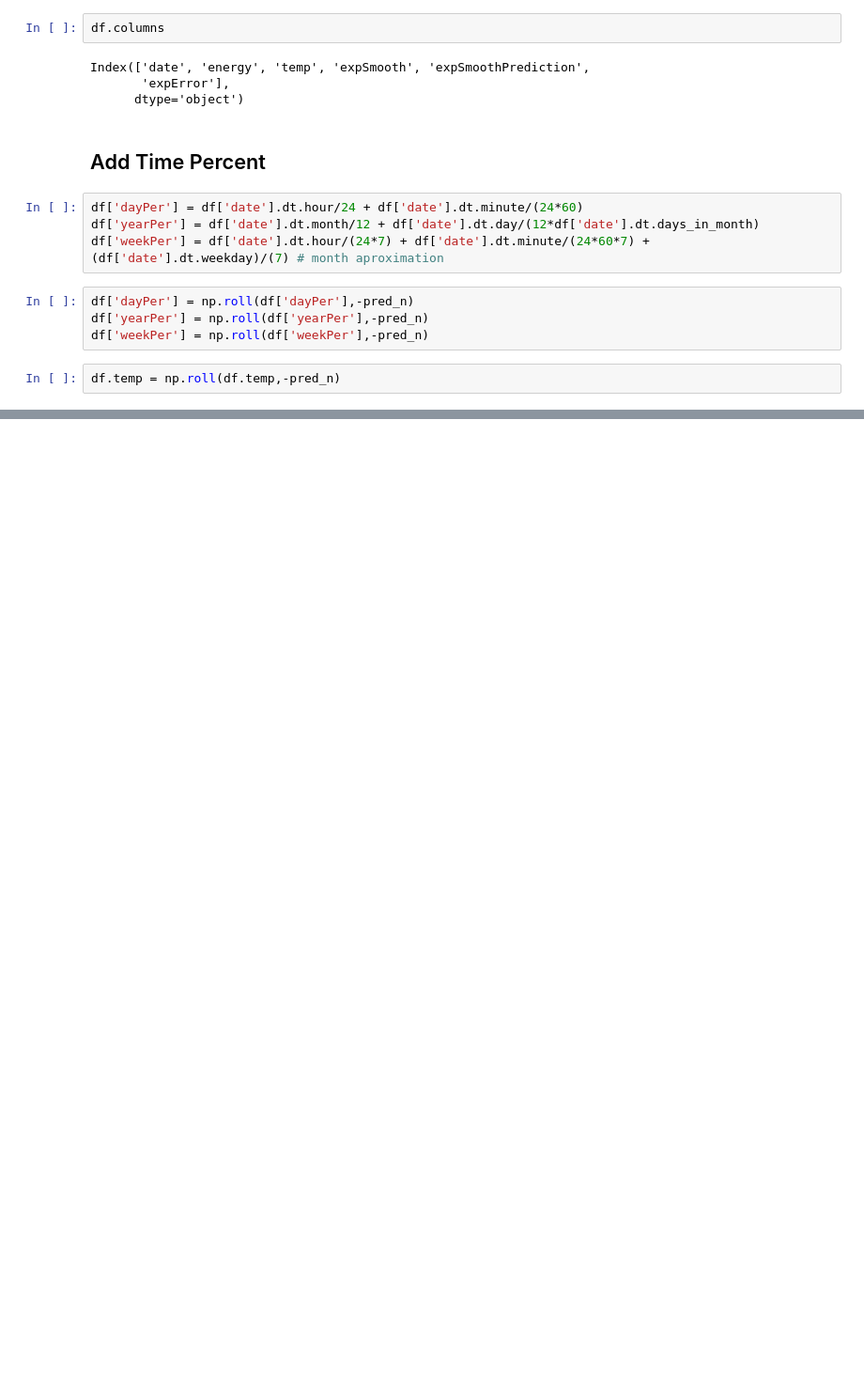
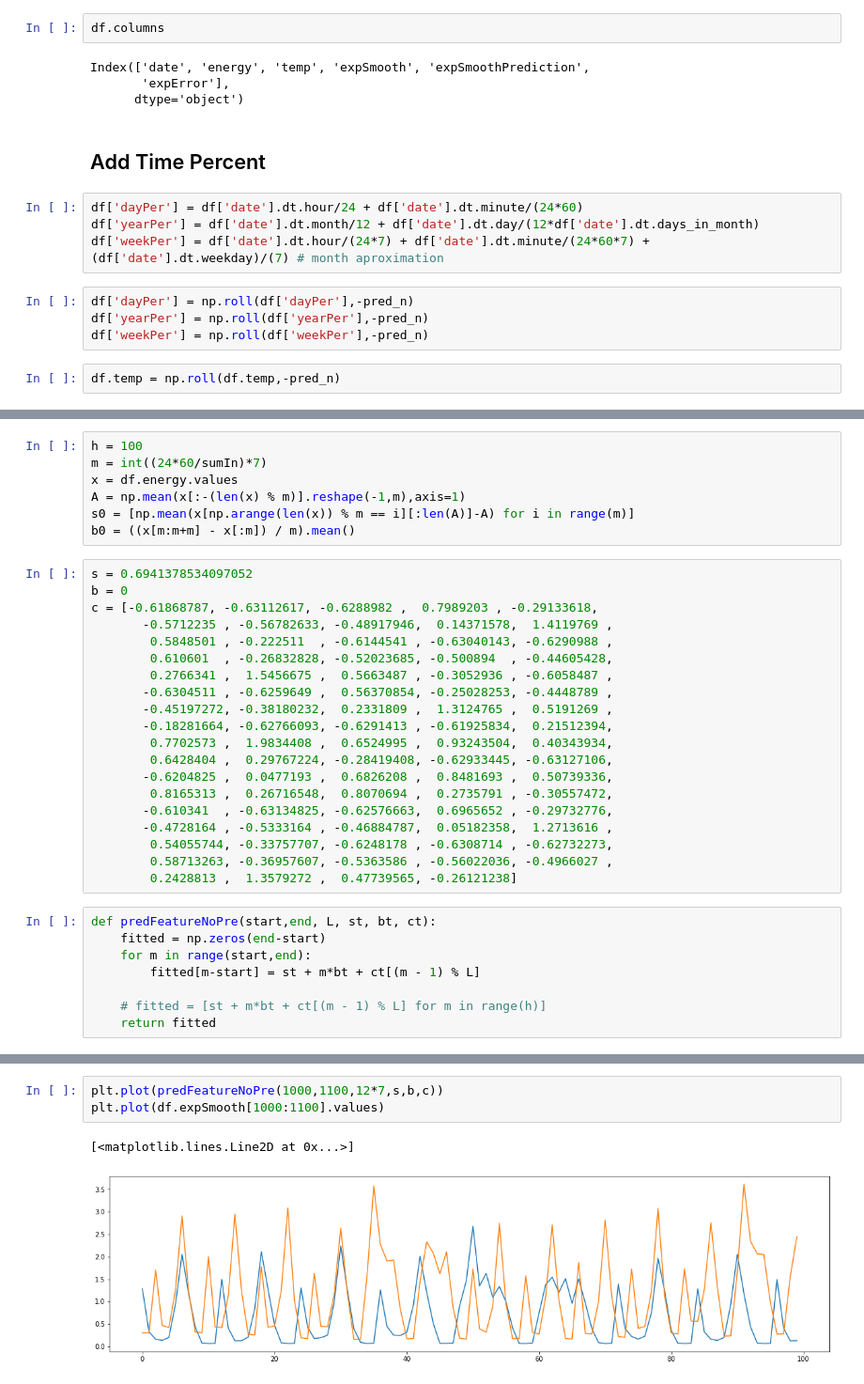
Before and after one commit to jurek1029/HouseholdEnergyPredictor, a Jupyter notebook: Load Prediction/Data-LPG-Prep.ipynb, the cells around one changed output, grey strips where cells are left out. Shown: that part at 94% size. Cells and saved outputs as stored; diff of their text form; blank space fills up the shorter version.

```diff
--- a/Load Prediction/Data-LPG-Prep.ipynb
+++ b/Load Prediction/Data-LPG-Prep.ipynb
@@ -291,0 +295,35 @@ df.temp = np.roll(df.temp,-pred_n)
+# %%
+h = 100
+m = int((24*60/sumIn)*7)
+x = df.energy.values
+A = np.mean(x[:-(len(x) % m)].reshape(-1,m),axis=1)
+s0 = [np.mean(x[np.arange(len(x)) % m == i][:len(A)]-A) for i in range(m)]
+b0 = ((x[m:m+m] - x[:m]) / m).mean()
+# %%
+s = 0.6941378534097052
+b = 0
+c = [-0.61868787, -0.63112617, -0.6288982 ,  0.7989203 , -0.29133618,
+       -0.5712235 , -0.56782633, -0.48917946,  0.14371578,  1.4119769 ,
+        0.5848501 , -0.222511  , -0.6144541 , -0.63040143, -0.6290988 ,
+        0.610601  , -0.26832828, -0.52023685, -0.500894  , -0.44605428,
+        0.2766341 ,  1.5456675 ,  0.5663487 , -0.3052936 , -0.6058487 ,
+       -0.6304511 , -0.6259649 ,  0.56370854, -0.25028253, -0.4448789 ,
+       -0.45197272, -0.38180232,  0.2331809 ,  1.3124765 ,  0.5191269 ,
+       -0.18281664, -0.62766093, -0.6291413 , -0.61925834,  0.21512394,
+        0.7702573 ,  1.9834408 ,  0.6524995 ,  0.93243504,  0.40343934,
+        0.6428404 ,  0.29767224, -0.28419408, -0.62933445, -0.63127106,
+       -0.6204825 ,  0.0477193 ,  0.6826208 ,  0.8481693 ,  0.50739336,
+        0.8165313 ,  0.26716548,  0.8070694 ,  0.2735791 , -0.30557472,
+       -0.610341  , -0.63134825, -0.62576663,  0.6965652 , -0.29732776,
+       -0.4728164 , -0.5333164 , -0.46884787,  0.05182358,  1.2713616 ,
+        0.54055744, -0.33757707, -0.6248178 , -0.6308714 , -0.62732273,
+        0.58713263, -0.36957607, -0.5363586 , -0.56022036, -0.4966027 ,
+        0.2428813 ,  1.3579272 ,  0.47739565, -0.26121238]
+# %%
+def predFeatureNoPre(start,end, L, st, bt, ct):
+    fitted = np.zeros(end-start)
+    for m in range(start,end):
+        fitted[m-start] = st + m*bt + ct[(m - 1) % L]
+
+    # fitted = [st + m*bt + ct[(m - 1) % L] for m in range(h)]
+    return fitted
@@ -291,0 +385,6 @@ df.temp = np.roll(df.temp,-pred_n)
+# %%
+plt.plot(predFeatureNoPre(1000,1100,12*7,s,b,c))
+plt.plot(df.expSmooth[1000:1100].values)
+# %% [output]
+[<matplotlib.lines.Line2D at 0x...>]
+[figure, added]
```
Also changed, not shown: parts of 11 cells of this notebook, 12 other files.
